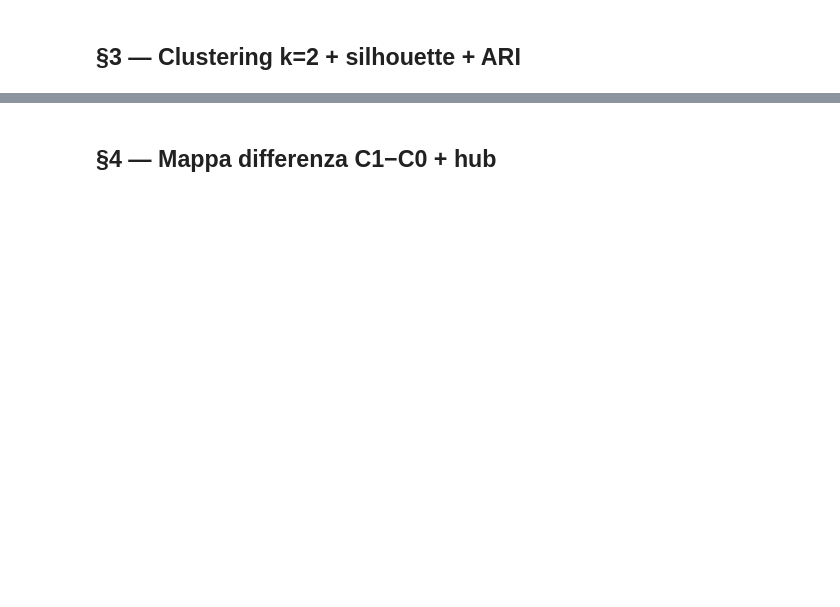
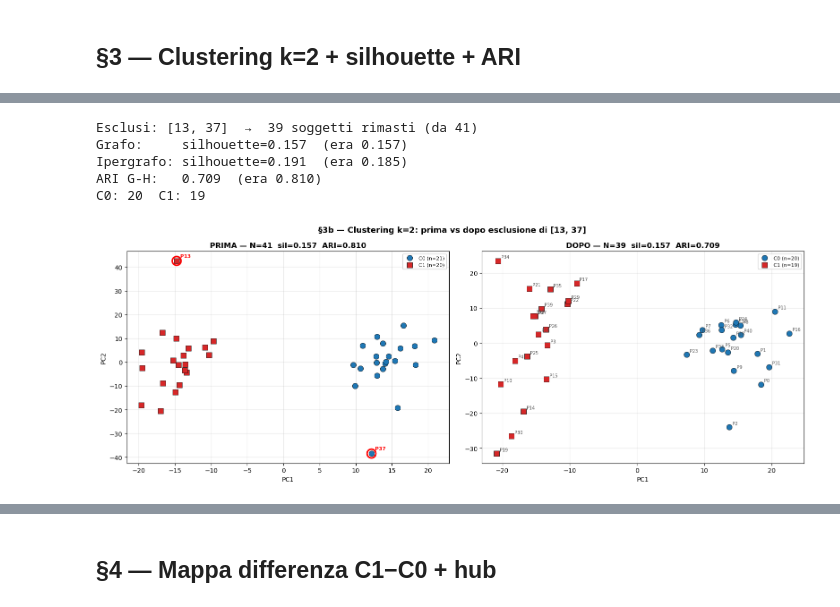
Before and after one commit to daniele22-u/miralis-hypergraph-imagined-speech, a Jupyter notebook: notebooks/validation_5words/V5W_05_phenotypes.ipynb, the cells around one changed output, grey strips where cells are left out. Cells and saved outputs as stored; diff of their text form; code cells hidden in the pictures; blank space fills up the shorter version.

```diff
--- a/notebooks/validation_5words/V5W_05_phenotypes.ipynb
+++ b/notebooks/validation_5words/V5W_05_phenotypes.ipynb
@@ -102,0 +301,80 @@ print(f'C0: {(LAB==0).sum()} soggetti   C1: {(LAB==1).sum()} soggetti')
+# %%
+# §3b — Clustering k=2 escludendo soggetti selezionati
+# ======================================================
+# >>> MODIFICA QUI la lista dei soggetti da escludere <<<
+EXCLUDE = [13, 37]    # es. [19], [17, 19], [17, 19, 30]
+# ======================================================
+
+keep = np.array([i for i, s in enumerate(SUBJ) if s not in EXCLUDE])
+SUBJ_K = [SUBJ[i] for i in keep]
+FEAT_G_K, FEAT_H_K = FEAT_G[keep], FEAT_H[keep]
+print(f'Esclusi: {EXCLUDE}  →  {len(SUBJ_K)} soggetti rimasti (da {len(SUBJ)})')
+
+LAB_G_K, sil_g_k = cluster_k2(FEAT_G_K)
+LAB_H_K, sil_h_k = cluster_k2(FEAT_H_K)
+ari_gh_k = adjusted_rand_score(LAB_G_K, LAB_H_K)
+
+LAB_K = LAB_G_K.copy()
+if (LAB_K == 1).sum() > (LAB_K == 0).sum(): LAB_K = 1 - LAB_K
+
+print(f'Grafo:     silhouette={sil_g_k:.3f}  (era {sil_g:.3f})')
+print(f'Ipergrafo: silhouette={sil_h_k:.3f}  (era {sil_h:.3f})')
+print(f'ARI G-H:   {ari_gh_k:.3f}  (era {ari_gh:.3f})')
+print(f'C0: {(LAB_K==0).sum()}  C1: {(LAB_K==1).sum()}')
+
+# --- Plot ---
+X_k = StandardScaler().fit_transform(FEAT_G_K)
+pca_k = PCA(n_components=2, random_state=RANDOM_SEED)
+Z_k = pca_k.fit_transform(X_k)
+
+fig, axes = plt.subplots(1, 2, figsize=(16, 6))
+
+# Pannello sx: prima (tutti i soggetti, cluster originali)
+ax = axes[0]
+for c, color, marker in [(0, '#1f77b4', 'o'), (1, '#d62728', 's')]:
+    mask = LAB == c
+    ax.scatter(Z_cl[mask, 0], Z_cl[mask, 1], c=color, marker=marker,
+               s=80, edgecolors='k', linewidths=0.5, label=f'C{c} (n={mask.sum()})', zorder=3)
+# evidenzia esclusi
+for sid in EXCLUDE:
+    if sid in SUBJ:
+        i = SUBJ.index(sid)
+        ax.scatter(Z_cl[i, 0], Z_cl[i, 1], s=200, facecolors='none',
+                   edgecolors='red', linewidths=2.5, zorder=4)
+        ax.annotate(f'P{sid}', (Z_cl[i, 0], Z_cl[i, 1]),
+                    fontsize=8, fontweight='bold', color='red',
+                    textcoords='offset points', xytext=(6, 6))
+ax.set_title(f'PRIMA — N={len(SUBJ)}  sil={sil_g:.3f}  ARI={ari_gh:.3f}', fontweight='bold')
+ax.set_xlabel('PC1'); ax.set_ylabel('PC2'); ax.legend(fontsize=8); ax.grid(True, alpha=0.3)
+
+# Pannello dx: dopo (senza esclusi)
+ax = axes[1]
+for c, color, marker in [(0, '#1f77b4', 'o'), (1, '#d62728', 's')]:
+    mask = LAB_K == c
+    ax.scatter(Z_k[mask, 0], Z_k[mask, 1], c=color, marker=marker,
+               s=80, edgecolors='k', linewidths=0.5, label=f'C{c} (n={mask.sum()})', zorder=3)
+for i, sid in enumerate(SUBJ_K):
+    ax.annotate(f'P{sid}', (Z_k[i, 0], Z_k[i, 1]),
+                fontsize=7, color='0.3', textcoords='offset points', xytext=(5, 4))
+ax.set_title(f'DOPO — N={len(SUBJ_K)}  sil={sil_g_k:.3f}  ARI={ari_gh_k:.3f}', fontweight='bold')
+ax.set_xlabel('PC1'); ax.set_ylabel('PC2'); ax.legend(fontsize=8); ax.grid(True, alpha=0.3)
+
+fig.suptitle(f'§3b — Clustering k=2: prima vs dopo esclusione di {EXCLUDE}', fontweight='bold', fontsize=13)
+plt.tight_layout(); plt.savefig(FIG_DIR / 'v5w05_clusters_nooutlier.png', dpi=160, bbox_inches='tight'); plt.show()
+
+# --- Tabella confronto ---
+print('\n' + '='*55)
+print(f'  {"Metrica":<25} {"Prima":>10} {"Dopo":>10} {"Δ":>10}')
+print('-'*55)
+for name, v1, v2 in [('Silhouette (grafo)', sil_g, sil_g_k),
+                      ('Silhouette (ipergrafo)', sil_h, sil_h_k),
+                      ('ARI G-H', ari_gh, ari_gh_k)]:
+    print(f'  {name:<25} {v1:>10.3f} {v2:>10.3f} {v2-v1:>+10.3f}')
+print('='*55)
+# %% [output]
+Esclusi: [13, 37]  →  39 soggetti rimasti (da 41)
+Grafo:     silhouette=0.157  (era 0.157)
+Ipergrafo: silhouette=0.191  (era 0.185)
+ARI G-H:   0.709  (era 0.810)
+C0: 20  C1: 19
+[figure, added]
```
Also changed, not shown: parts of 26 cells of this notebook, 18 other files.
